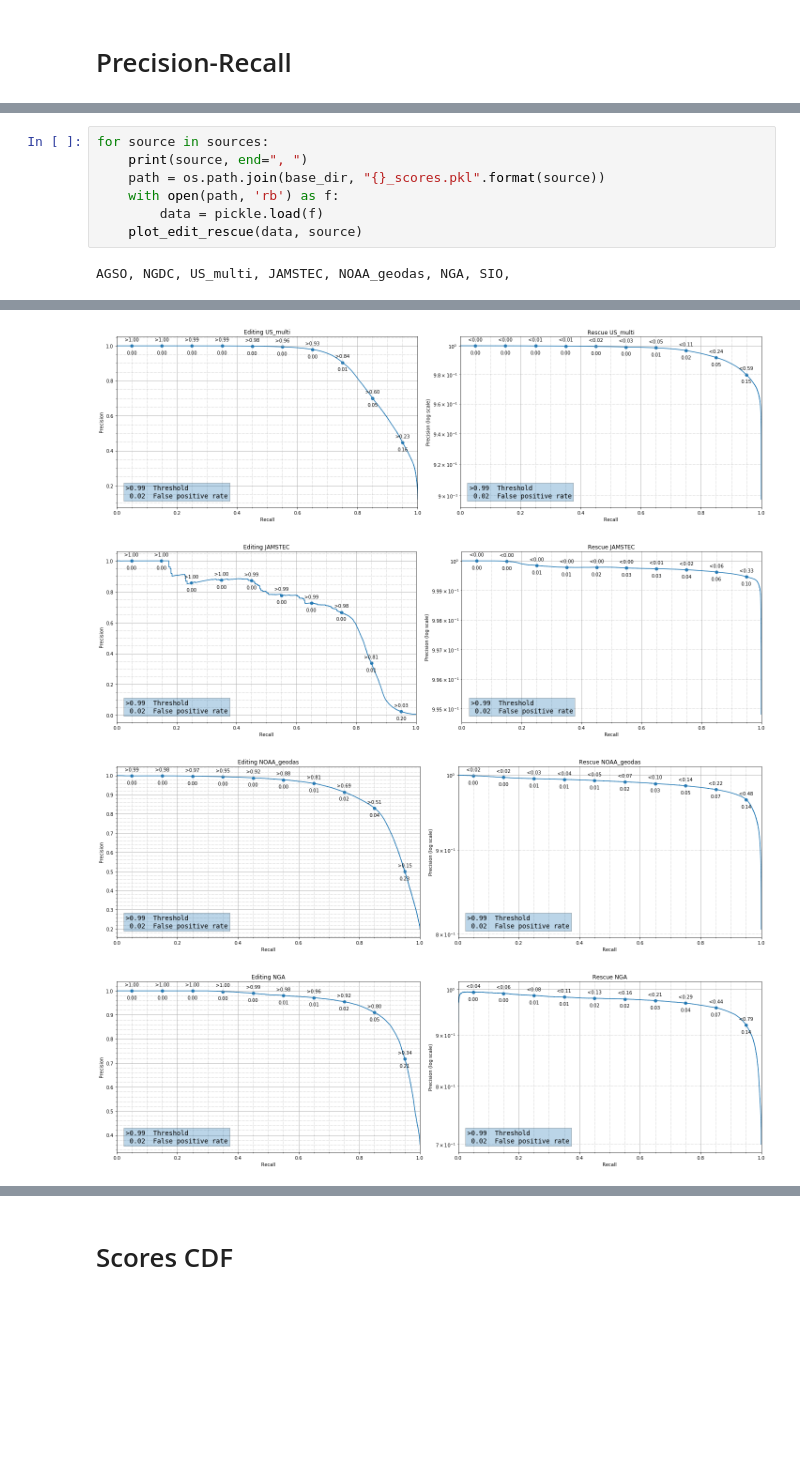
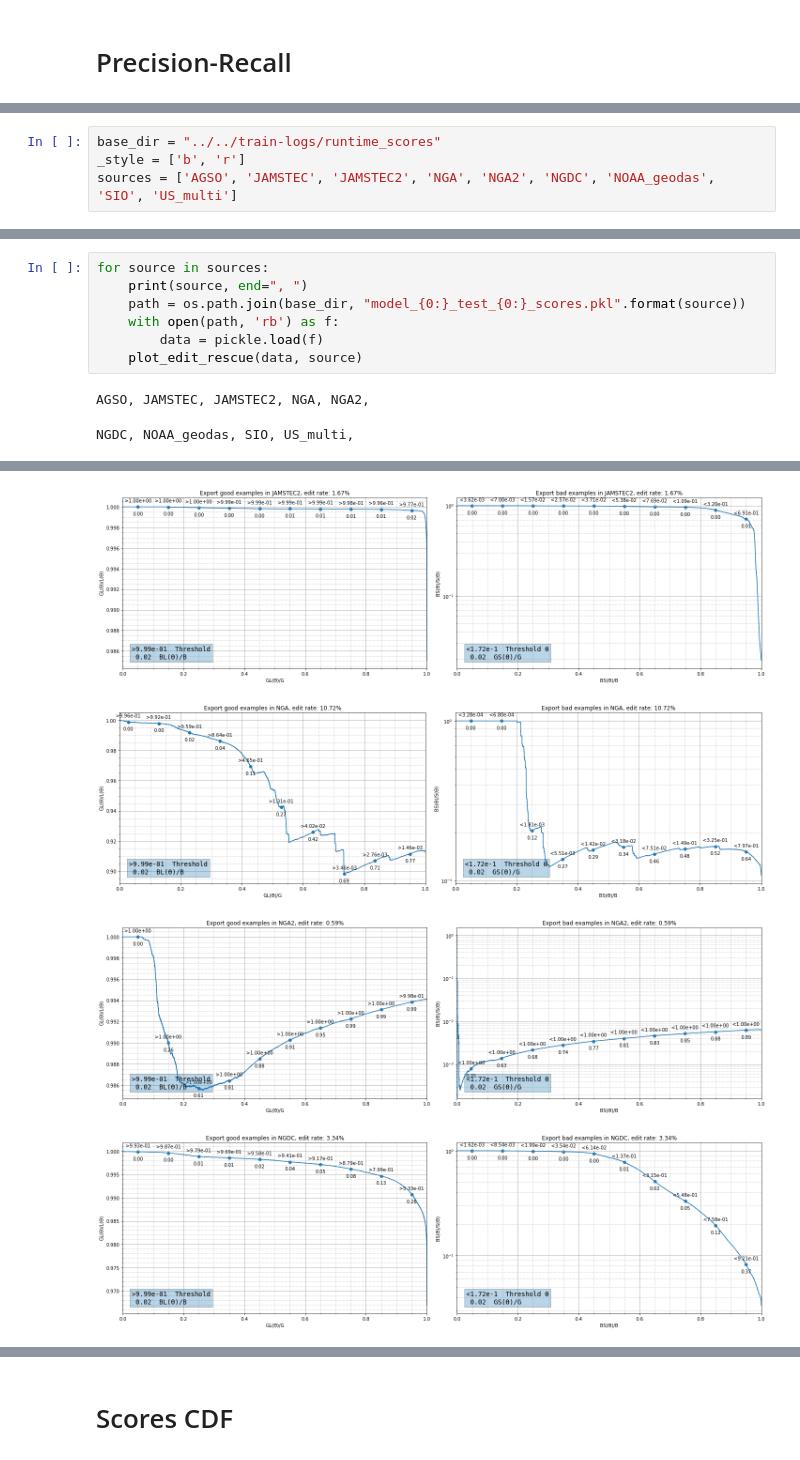
Before and after one commit to arapat/bathymetry-analysis, a Jupyter notebook: analysis/notebooks/score-distribution-and-PR.ipynb, the cells around one changed output, grey strips where cells are left out. Saved outputs shown, nothing was run; the diff lists cells and outputs as text; blank space fills up the shorter version.

Commit message:
updated pr plots

```diff
--- a/analysis/notebooks/score-distribution-and-PR.ipynb
+++ b/analysis/notebooks/score-distribution-and-PR.ipynb
@@ -150,0 +102,4 @@ sources = ["AGSO", "NGDC", "US_multi", "JAMSTEC", "NOAA_geodas", "NGA", "SIO"]
+# %%
+base_dir = "../../train-logs/runtime_scores"
+_style = ['b', 'r']
+sources = ['AGSO', 'JAMSTEC', 'JAMSTEC2', 'NGA', 'NGA2', 'NGDC', 'NOAA_geodas', 'SIO', 'US_multi']
@@ -151,9 +145,10 @@ sources = ["AGSO", "NGDC", "US_multi", "JAMSTEC", "NOAA_geodas", "NGA", "SIO"]
 # %%
 for source in sources:
     print(source, end=", ")
-    path = os.path.join(base_dir, "{}_scores.pkl".format(source))
+    path = os.path.join(base_dir, "model_{0:}_test_{0:}_scores.pkl".format(source))
     with open(path, 'rb') as f:
         data = pickle.load(f)
     plot_edit_rescue(data, source)
 # %% [output]
-AGSO, NGDC, US_multi, JAMSTEC, NOAA_geodas, NGA, SIO,
+AGSO, JAMSTEC, JAMSTEC2, NGA, NGA2,
+NGDC, NOAA_geodas, SIO, US_multi,
@@ -162,4 +157,4 @@ AGSO, NGDC, US_multi, JAMSTEC, NOAA_geodas, NGA, SIO,
-[figure, old version]
+[figure, new version]
-[figure, old version]
+[figure, new version]
-[figure, old version]
+[figure, new version]
-[figure, old version]
+[figure, new version]
```
Also changed, not shown: parts of 9 cells of this notebook.
